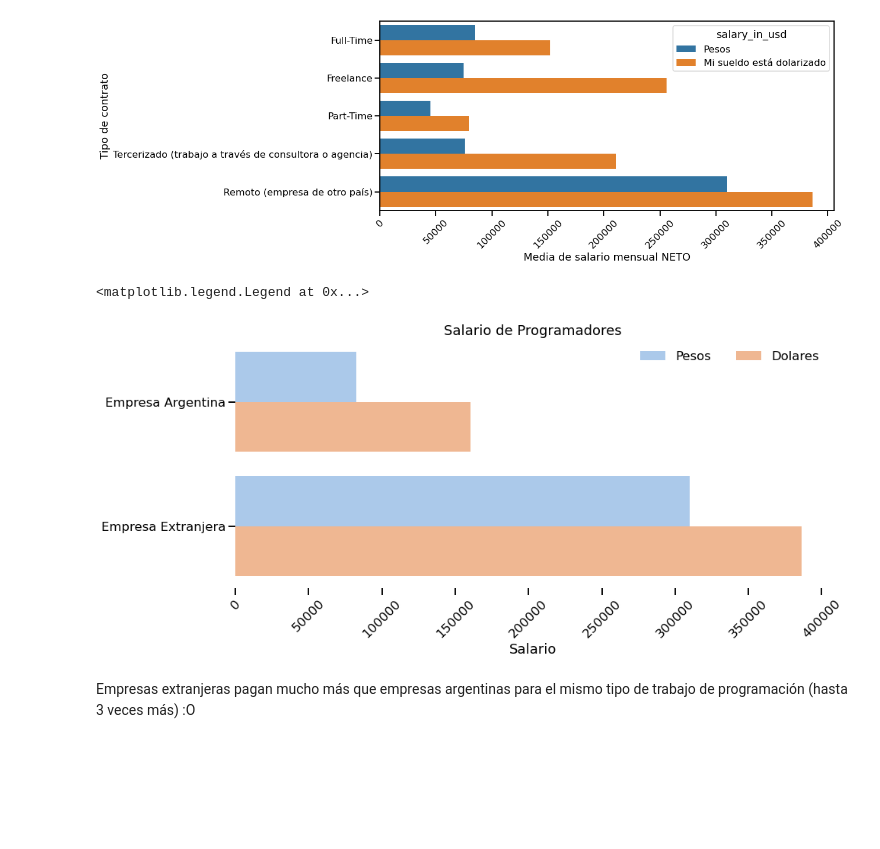
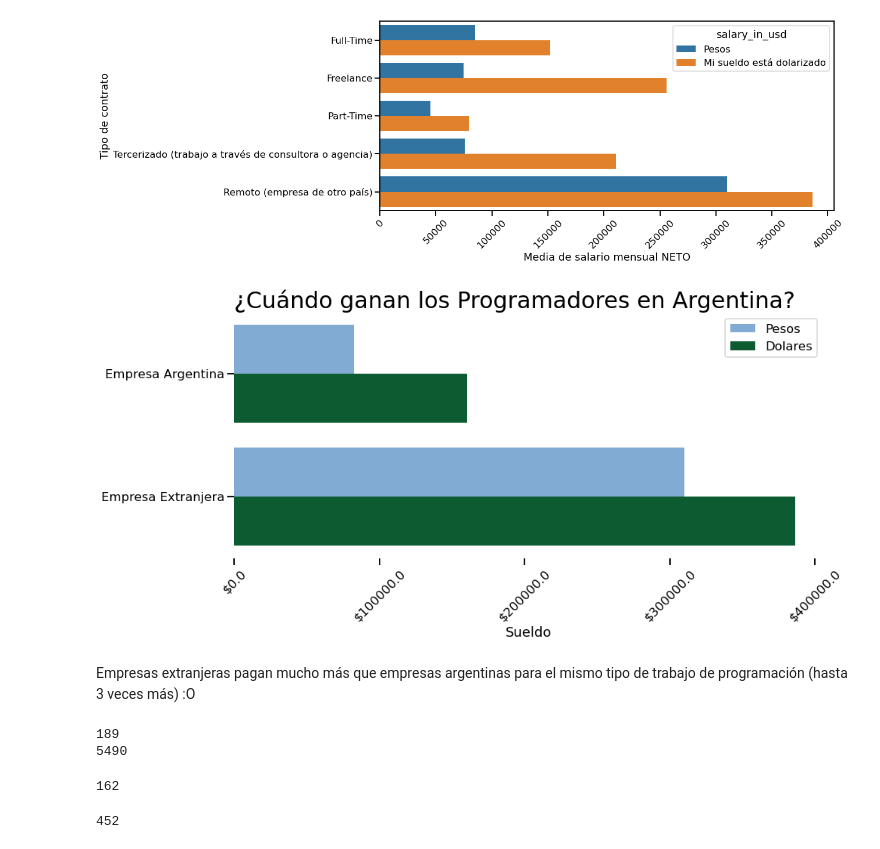
Before and after one commit to mgobbi289/DiploDatos, a Jupyter notebook: AnalisisyVisualizacion/Entregable_2.ipynb, the cells around one changed output. Cells and saved outputs as stored; diff of their text form; code cells hidden in the pictures; blank space fills up the shorter version.

```diff
--- a/AnalisisyVisualizacion/Entregable_2.ipynb
+++ b/AnalisisyVisualizacion/Entregable_2.ipynb
@@ -284,36 +282,67 @@ plt.ticklabel_format(style='plain', axis='x')
 # %%
 new_groups = {
     'Full-Time': 'Empresa Argentina',
     'Freelance': 'Empresa Argentina',
     'Part-Time': 'Empresa Argentina',
     'Tercerizado (trabajo a través de consultora o agencia)': 'Empresa Argentina',
     'Remoto (empresa de otro país)': 'Empresa Extranjera',
-
 }
-
 sorted_workc = ['Empresa Argentina', 'Empresa Extranjera']
 
 df['empresanacionalidad']= df['work_contract_type'].replace(new_groups)
 
-fig = plt.figure(figsize=(14,6))
+
+verde="#9EAE93"
+verde2="#00682F"
+celeste="#74ACDF"
+colores={"Mi sueldo está dolarizado":verde2,"Pesos":celeste}
+
+fig,ax= plt.subplots(figsize=(14, 6))
+
 seaborn.barplot(y=df['empresanacionalidad'], x=df[neto],
                 hue=df['salary_in_usd'],
-                estimator=numpy.mean, ci=None,orient="h",palette='pastel')
-seaborn.despine(left=True, bottom=True)
-plt.title('Salario de Programadores')
+                estimator=numpy.mean, ci=None,orient="h",
+                palette=colores)
+
+seaborn.despine(left=True, bottom=True) #Eliminar ejes
+
+ax.xaxis.set_major_formatter("${x:.1f}") #Formato Moneda a eje x
+
+plt.title('¿Cuándo ganan los Programadores en Argentina?',
+         fontsize=30,
+         loc='left') #Titulo
+
+plt.xlabel("Sueldo")
 plt.xticks(rotation=45)
-plt.ylabel("")
-plt.xlabel("Salario")
-plt.ticklabel_format(style='plain', axis='x')
+plt.xticks(numpy.arange(0, 400001, step=100000)) #Elegir los valores que muestra el eje x
+
+plt.ylabel("") #que ek eje x no muestre titulo
+
+#plt.ticklabel_format(style='plain', axis='x',useLocale=True)
+
 mylabels=['Pesos','Dolares']
-plt.legend(labels=mylabels,frameon=False, loc='upper right', ncol=2)
+plt.legend(labels=mylabels,frameon=True, loc='upper right', ncol=1) #Legenda, frameon: marco, loc:ubicacion
+
 #L=plt.legend()
 #L.get_texts()[0].set_text('Pesos')
 #L.get_texts()[1].set_text('Dolares')
 
-#plt.savefig('temp.png')
+plt.savefig('temp.png')
 # %% [output]
-<matplotlib.legend.Legend at 0x...>
-[figure, old version]
+[figure, new version]
 # %% [markdown]
 Empresas extranjeras pagan mucho más que empresas argentinas para el mismo tipo de trabajo de programación (hasta 3 veces más) :O
+# %%
+print(len(df[(df['empresanacionalidad']=='Empresa Extranjera')]))
+print(len(df[(df['empresanacionalidad']=='Empresa Argentina')]))
+# %% [output]
+189
+5490
+# %%
+print(len(df[(df['empresanacionalidad']=='Empresa Extranjera')&(df['salary_in_usd']=='Mi sueldo está dolarizado')]))
+# %% [output]
+162
+# %%
+print(len(df[(df['empresanacionalidad']!='Empresa Extranjera')&(df['salary_in_usd']=='Mi sueldo está dolarizado')]))
+# %% [output]
+452
```
Also changed, not shown: parts of 1 cell of this notebook.
